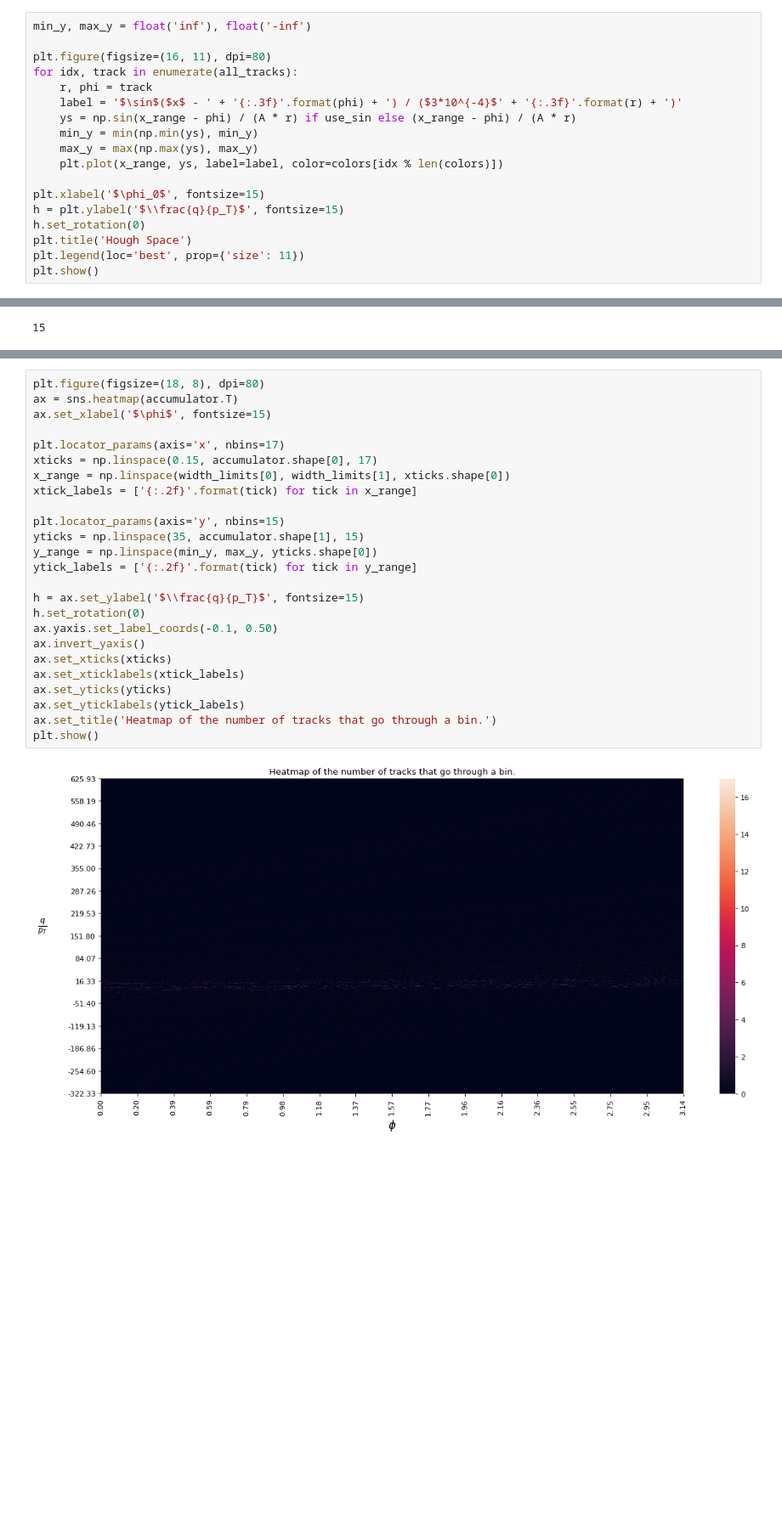
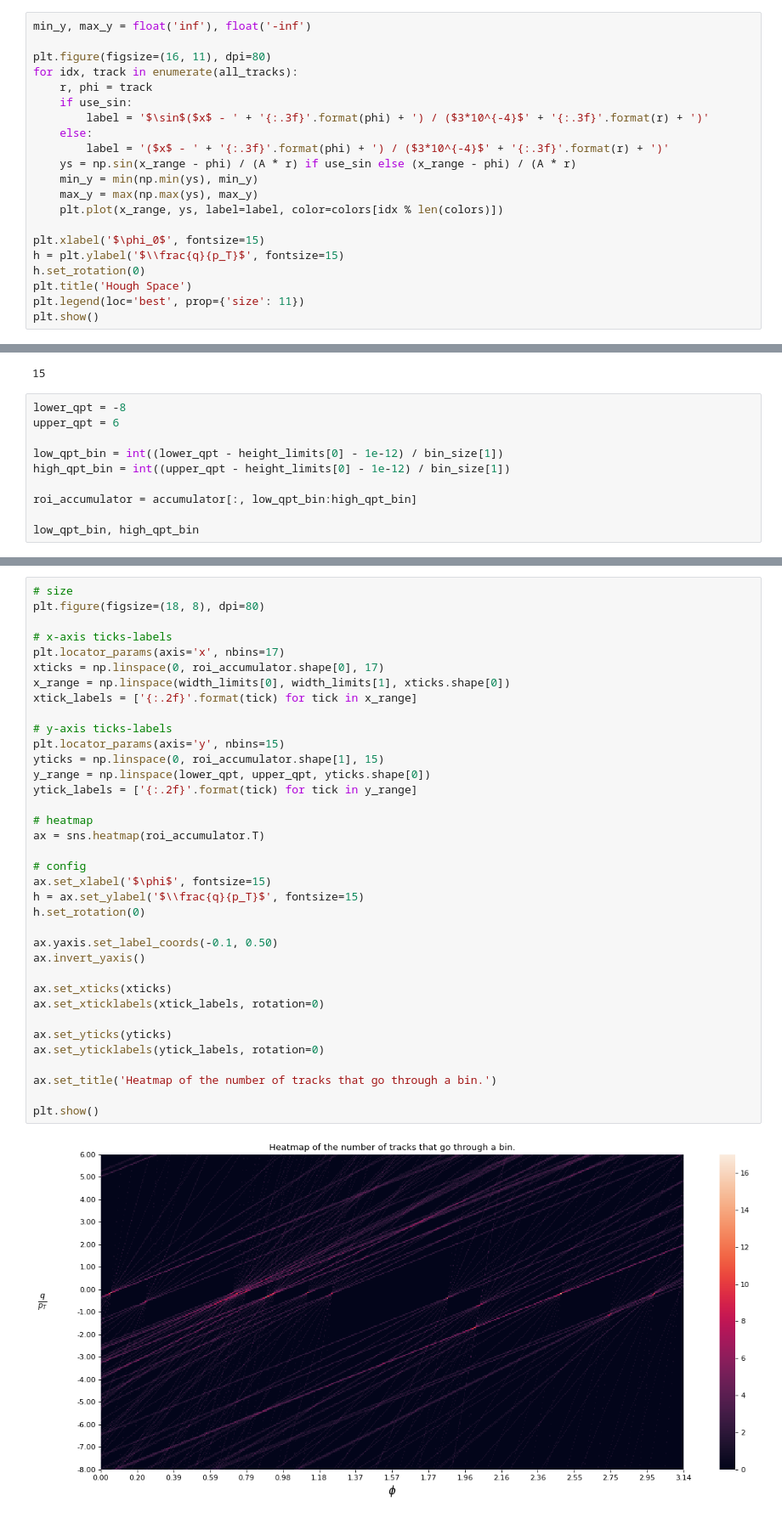
Before and after one commit to asalzburger/sms2021-tra-tra, a Jupyter notebook: src/notebooks/issue5/Helical Hough Transform v2.ipynb, the cells around one changed output, grey strips where cells are left out. Shown at 85% size. Saved outputs shown, nothing was run; the diff lists cells and outputs as text; blank space fills up the shorter version.

Commit message:
feat: heatmaps perfected, comparison of transformations (with/without sin) per p_T plotted

```diff
--- a/src/notebooks/issue5/Helical Hough Transform v2.ipynb
+++ b/src/notebooks/issue5/Helical Hough Transform v2.ipynb
@@ -113,7 +117,10 @@ min_y, max_y = float('inf'), float('-inf')
 plt.figure(figsize=(16, 11), dpi=80)
 for idx, track in enumerate(all_tracks):
     r, phi = track
-    label = '$\sin$($x$ - ' + '{:.3f}'.format(phi) + ') / ($3*10^{-4}$' + '{:.3f}'.format(r) + ')'
+    if use_sin:
+        label = '$\sin$($x$ - ' + '{:.3f}'.format(phi) + ') / ($3*10^{-4}$' + '{:.3f}'.format(r) + ')'
+    else:
+        label = '($x$ - ' + '{:.3f}'.format(phi) + ') / ($3*10^{-4}$' + '{:.3f}'.format(r) + ')'
     ys = np.sin(x_range - phi) / (A * r) if use_sin else (x_range - phi) / (A * r)
     min_y = min(np.min(ys), min_y)
     max_y = max(np.max(ys), max_y)
@@ -284,3 +293,13 @@ accumulator, est_tracks_to_hits = pipeline(all_tracks, bin_size, limits, selecti
 len(est_tracks_to_hits)
 # %% [output]
 15
+# %%
+lower_qpt = -8
+upper_qpt = 6
+
+low_qpt_bin = int((lower_qpt - height_limits[0] - 1e-12) / bin_size[1])
+high_qpt_bin = int((upper_qpt - height_limits[0] - 1e-12) / bin_size[1])
+
+roi_accumulator = accumulator[:, low_qpt_bin:high_qpt_bin]
+
+low_qpt_bin, high_qpt_bin
@@ -287,27 +308,38 @@ len(est_tracks_to_hits)
 # %%
+# size
 plt.figure(figsize=(18, 8), dpi=80)
-ax = sns.heatmap(accumulator.T)
-ax.set_xlabel('$\phi$', fontsize=15)
 
+# x-axis ticks-labels
 plt.locator_params(axis='x', nbins=17)
-xticks = np.linspace(0.15, accumulator.shape[0], 17)
+xticks = np.linspace(0, roi_accumulator.shape[0], 17)
 x_range = np.linspace(width_limits[0], width_limits[1], xticks.shape[0])
 xtick_labels = ['{:.2f}'.format(tick) for tick in x_range]
 
+# y-axis ticks-labels
 plt.locator_params(axis='y', nbins=15)
-yticks = np.linspace(35, accumulator.shape[1], 15)
-y_range = np.linspace(min_y, max_y, yticks.shape[0])
+yticks = np.linspace(0, roi_accumulator.shape[1], 15)
+y_range = np.linspace(lower_qpt, upper_qpt, yticks.shape[0])
 ytick_labels = ['{:.2f}'.format(tick) for tick in y_range]
 
+# heatmap
+ax = sns.heatmap(roi_accumulator.T)
+
+# config
+ax.set_xlabel('$\phi$', fontsize=15)
 h = ax.set_ylabel('$\\frac{q}{p_T}$', fontsize=15)
 h.set_rotation(0)
+
 ax.yaxis.set_label_coords(-0.1, 0.50)
 ax.invert_yaxis()
+
 ax.set_xticks(xticks)
-ax.set_xticklabels(xtick_labels)
+ax.set_xticklabels(xtick_labels, rotation=0)
+
 ax.set_yticks(yticks)
-ax.set_yticklabels(ytick_labels)
+ax.set_yticklabels(ytick_labels, rotation=0)
+
 ax.set_title('Heatmap of the number of tracks that go through a bin.')
+
 plt.show()
 # %% [output]
-[figure, old version]
+[figure, new version]
```
Also changed, not shown: parts of 17 cells of this notebook, 17 other files.
